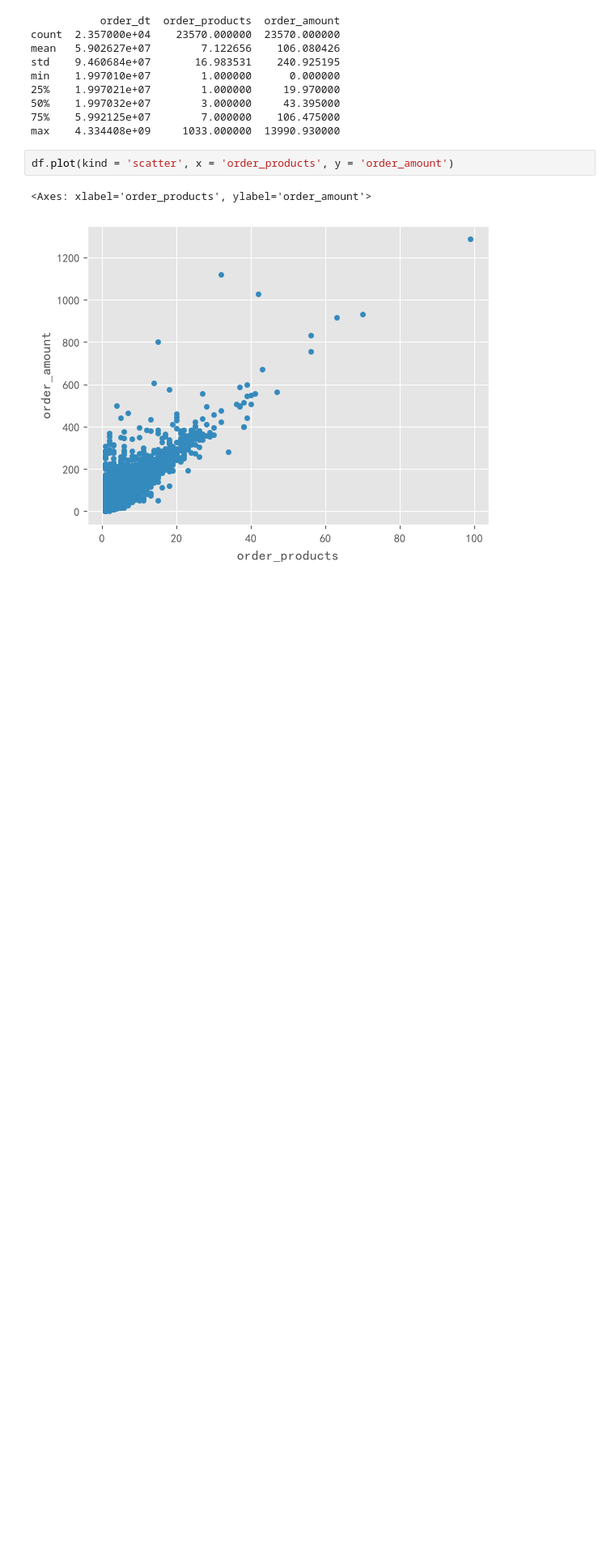
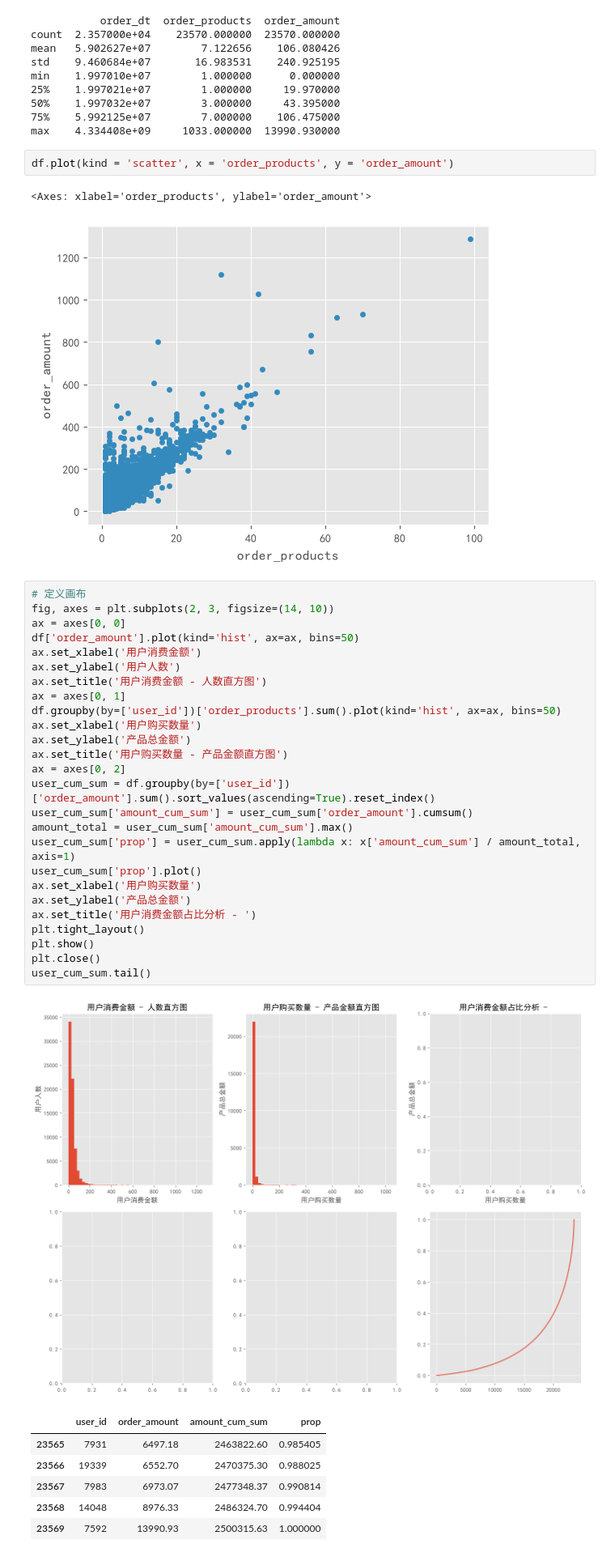
Before and after one commit to 1Zizhang/ecommerce-user-lifecycle-analysis, a Jupyter notebook: notebooks/01_eda_and_rfm_exploration.ipynb, the cells around one changed output. Shown at 81% size. Cells and saved outputs as stored; diff of their text form; blank space fills up the shorter version.

```diff
--- a/notebooks/01_eda_and_rfm_exploration.ipynb
+++ b/notebooks/01_eda_and_rfm_exploration.ipynb
@@ -60,3 +60,37 @@ df.plot(kind = 'scatter', x = 'order_products', y = 'order_amount')
 # %% [output]
 <Axes: xlabel='order_products', ylabel='order_amount'>
 [figure]
+# %%
+# 定义画布
+fig, axes = plt.subplots(2, 3, figsize=(14, 10))
+ax = axes[0, 0]
+df['order_amount'].plot(kind='hist', ax=ax, bins=50)
+ax.set_xlabel('用户消费金额')
+ax.set_ylabel('用户人数')
+ax.set_title('用户消费金额 - 人数直方图')
+ax = axes[0, 1]
+df.groupby(by=['user_id'])['order_products'].sum().plot(kind='hist', ax=ax, bins=50)
+ax.set_xlabel('用户购买数量')
+ax.set_ylabel('产品总金额')
+ax.set_title('用户购买数量 - 产品金额直方图')
+ax = axes[0, 2]
+user_cum_sum = df.groupby(by=['user_id'])['order_amount'].sum().sort_values(ascending=True).reset_index()
+user_cum_sum['amount_cum_sum'] = user_cum_sum['order_amount'].cumsum()
+amount_total = user_cum_sum['amount_cum_sum'].max()
+user_cum_sum['prop'] = user_cum_sum.apply(lambda x: x['amount_cum_sum'] / amount_total, axis=1)
+user_cum_sum['prop'].plot()
+ax.set_xlabel('用户购买数量')
+ax.set_ylabel('产品总金额')
+ax.set_title('用户消费金额占比分析 - ')
+plt.tight_layout()
+plt.show()
+plt.close()
+user_cum_sum.tail()
+# %% [output]
+[figure, added]
+|  | user_id | order_amount | amount_cum_sum | prop |
+| 23565 | 7931 | 6497.18 | 2463822.60 | 0.985405 |
+| 23566 | 19339 | 6552.70 | 2470375.30 | 0.988025 |
+| 23567 | 7983 | 6973.07 | 2477348.37 | 0.990814 |
+| 23568 | 14048 | 8976.33 | 2486324.70 | 0.994404 |
+| 23569 | 7592 | 13990.93 | 2500315.63 | 1.000000 |
```
Also changed, not shown: 1 other file.
